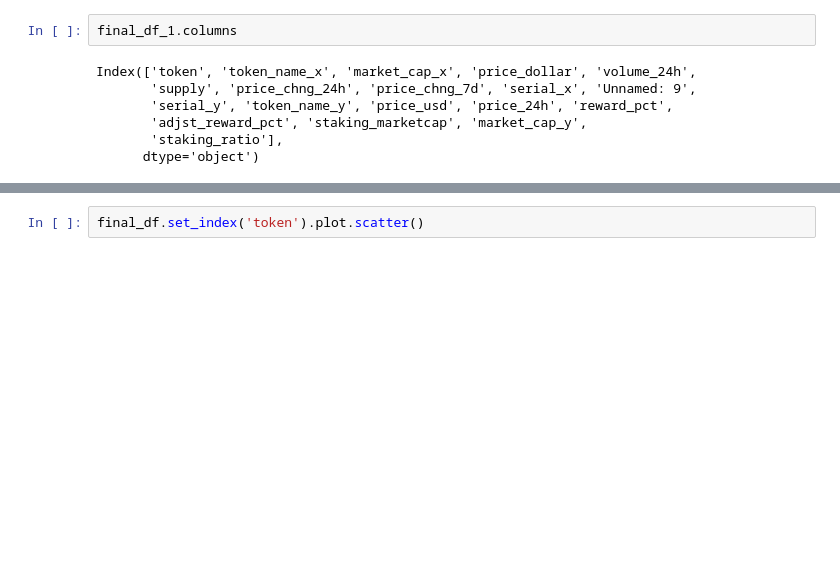
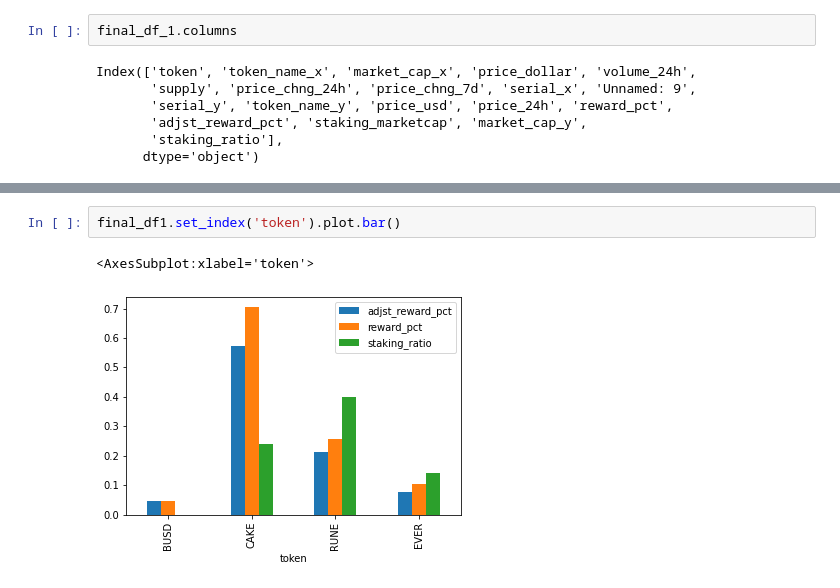
Before and after one commit to Rubz2018/BEP20_token_survey, a Jupyter notebook: staking.ipynb, the cells around one changed output, grey strips where cells are left out. Saved outputs shown, nothing was run; the diff lists cells and outputs as text; blank space fills up the shorter version.

```diff
--- a/staking.ipynb
+++ b/staking.ipynb
@@ -167,2 +161,5 @@ TypeError: cannot unpack non-iterable AxesSubplot object
 # %%
-final_df.set_index('token').plot.scatter()
+final_df1.set_index('token').plot.bar()
+# %% [output]
+<AxesSubplot:xlabel='token'>
+[figure, added]
```
Also changed, not shown: parts of 7 cells of this notebook.
